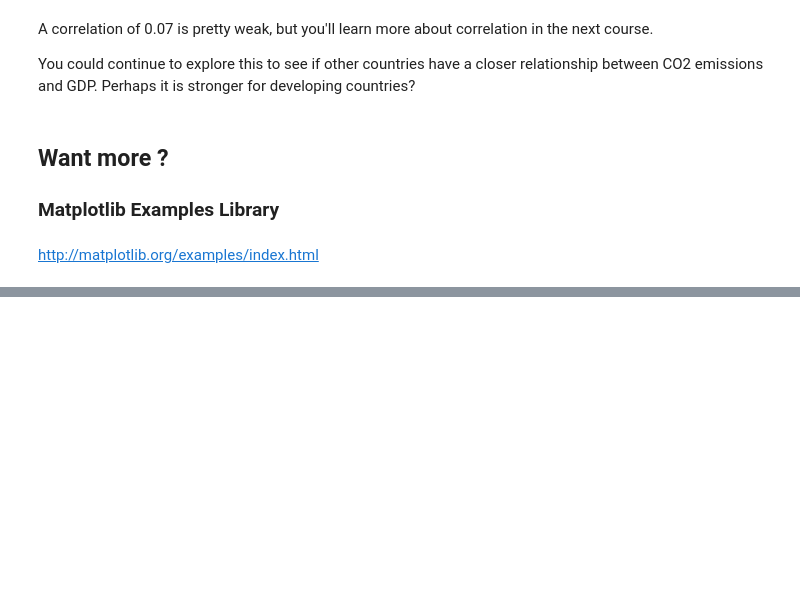
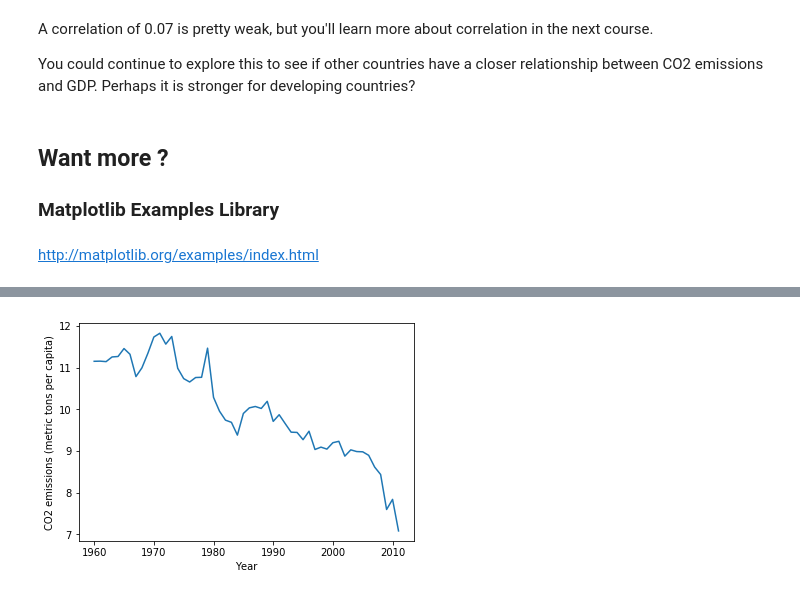
Before and after one commit to shiftypanda/python_data_science_course_san_diago_2019, a Jupyter notebook: week_5_data_visualisation/Week5-Visualization/05a_Matplotlib_Notebook.ipynb, the cells around one changed output, grey strips where cells are left out. Cells and saved outputs as stored; diff of their text form; code cells hidden in the pictures; blank space fills up the shorter version.

```diff
--- a/week_5_data_visualisation/Week5-Visualization/05a_Matplotlib_Notebook.ipynb
+++ b/week_5_data_visualisation/Week5-Visualization/05a_Matplotlib_Notebook.ipynb
@@ -339,0 +386,11 @@ IPython.OutputArea.auto_scroll_threshold = 9999;
+# %%
+# line plot instead
+plt.plot(gbr_stage['Year'].values, gbr_stage['Value'].values)
+
+# add some labels
+plt.xlabel('Year')
+plt.ylabel(gbr_stage['IndicatorName'].iloc[0])
+
+plt.show()
+# %% [output]
+[figure, added]
```
Also changed, not shown: parts of 12 cells of this notebook, 2 other files.
